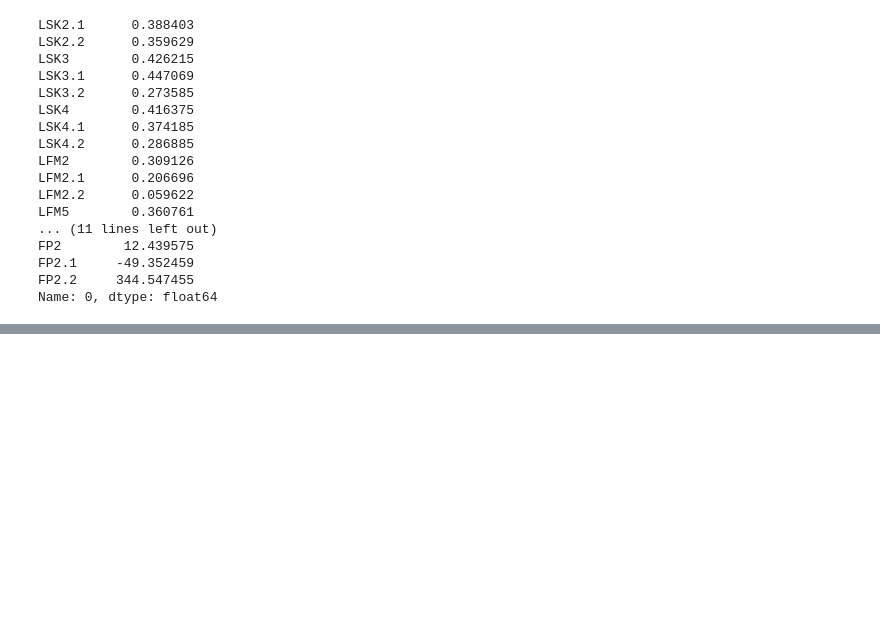
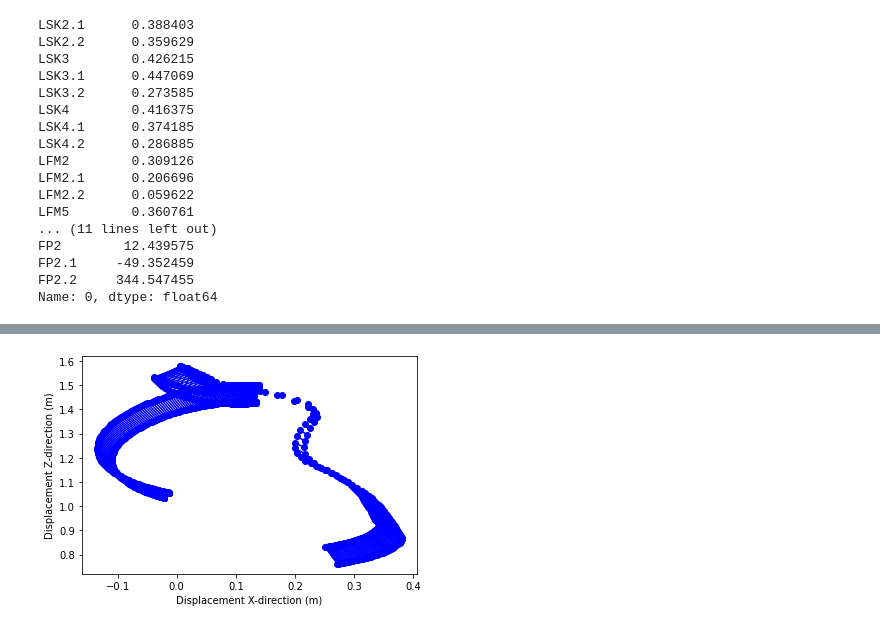
Before and after one commit to isiahturner/Final-project-2022, a Jupyter notebook: testingNotebook.ipynb, the cells around one changed output, grey strips where cells are left out. Cells and saved outputs as stored; diff of their text form; code cells hidden in the pictures; blank space fills up the shorter version.

```diff
--- a/testingNotebook.ipynb
+++ b/testingNotebook.ipynb
@@ -318,0 +720,93 @@ KeyError: 'LTH3'
+# %%
+#Graphing function that does everything over time
+
+# Working on a test plot
+
+# Importing Modules
+import pandas as pd
+import numpy as np
+import math
+import matplotlib.pyplot as plt
+
+# Importing Data
+# * Importing the csv file of the first participant. The dataframe should contain all of the columns after
+# * the event columns. The dataframe's columns are organized by markers (i.e LFHD contains the data for
+# * the left head marker in the x-direction). Used np.r_[list], translates slice objects to concatenation
+# * along the first axis, so creates an array along the first axis. Pandas adds a number (1, 2, ... , N)
+# * to the column name when dealing with duplicate names. Will add (.1, .2, ... , .N) to the end if column
+# * name ends in an integer.
+
+data = pd.read_csv(
+    r'C:\Users\Isiah Turner\OneDrive\Documents\Final Project 2022\S1_DP_01_WM.csv',
+    sep='\t', usecols=np.r_[4:190], skiprows=[0, 2, 3, 4], nrows=767)
+
+# Defining  Graphing Function
+def graphSegment(dataset, colX1, colZ1, colX2, colZ2, startRange, endRange):
+    # * The function plots the segment between two markers to visualize the segment's movement over time.
+    # * Due to the amount of data points, the function is created so you can splice the dataset to visualize
+    # * the moments that you want to. The function is designed so that it only plots the segments that don't cross over
+    # * the x-distance for the first point, that way the segments are easier to track over time. This function can work
+    # * for any of the planes, it all depends on the columns that is inputted. The function takes in 7 inputs and returns
+    # * a figure. Starting with dataset, the columnsare based off the inputted data and the data is expected to be a
+    # * dataframe created using pandas. The type of data contained within the dataframe should be either int or float.
+    # * colX1, colZ1 are the two columns that contain the X and Z direction data for the first desired marker
+    # * (i.e 'RSK1' for X 'RSK1.2 for Z) and colX2, colZ2 are the two columns that contain the X and Z direction data for
+    # * the second desired marker. The colX1, colZ1, colX2, colZ2 inputs must be strings aligned with the column names
+    # * that are used within the passed dataframe. startRange should be where you want to begin mapping the segment and
+    # * endRange should be where you want to stop mapping the segment. Both startRange and endRange should be inputted
+    # * as integers. The output is a figure containing the segments over time and the plot should be saved to a
+    # * variable when calling the function.
+
+
+    # Closing all previous plots. Creating the figure and axes that is going to be plotted on
+    #plt.close('all')
+    successList = []
+    fig, ax = plt.subplots()
+    ax.set_xlabel('Displacement X-direction (m)')
+    ax.set_ylabel('Displacement Z-direction (m)')
+
+    # Looping through the desired portion of the segment's motion and plotting the line through each
+    # iteration of the loop.
+    for i in range(startRange,endRange):
+        #Initializing the points in x-direction that are going to be checked and setting a pass condition
+        checkOldPoint = data.iloc[i-1][colX1]
+        checkNewPoint = data.iloc[i][colX1]
+        passPoint = 0
+
+        x1 = data.iloc[i][colX1]
+        z1 = data.iloc[i][colZ1]
+
+        x2 = data.iloc[i][colX2]
+        z2 = data.iloc[i][colZ2]
+
+        xPoints = [x1, x2]
+        zPoints = [z1, z2]
+
+        #print(xPoints, zPoints)
+        ax.plot(xPoints, zPoints, 'bo', linestyle = '-')
+
+
+
+
+
+    # Returning the figure
+    return fig
+
+
+#shankOverTime1 = graphSegment(data, 'RUP1', 'RUP1.2', 'RUP3', 'RUP3.2', 0, 767)
+#shankOverTime1 = graphSegment(data, 'RFR1', 'RFR1.2', 'RFR3', 'RFR3.2', 0, 767)
+#footStrike = graphSegment(data, 'RFR1', 'RFR1.2', 'RFR3', 'RFR3.2', 0, 87)
+#ballRelease = graphSegment(data, 'RFR1', 'RFR1.2', 'RFR3', 'RFR3.2', 86, 330)
+#followThrough = graphSegment(data, 'RFR1', 'RFR1.2', 'RFR3', 'RFR3.2', 329, 449)
+
+forearm = graphSegment(data, 'RFR1', 'RFR1.2', 'RFR3', 'RFR3.2', 0, 449)
+
+#shankOverTime4 = graphSegment(data, 'RFR1', 'RFR1.2', 'RFR3', 'RFR3.2', 446, 767)
+#shankOverTime2 = graphSegment(data, 'LSK1', 'LSK1.2', 'LSK3', 'LSK3.2', 0, 449)
+#footStrike = graphSegment(data, 'LSK1', 'LSK1.2', 'LSK3', 'LSK3.2', 0, 87)
+#ballRelease = graphSegment(data, 'LSK1', 'LSK1.2', 'LSK3', 'LSK3.2', 86, 330)
+#followThrough = graphSegment(data, 'LSK1', 'LSK1.2', 'LSK3', 'LSK3.2', 329, 449)
+trunk = graphSegment(data, 'C7', 'C7.2', 'T8', 'T8.2', 0, 449)
+baseball = graphSegment(data, 'Ball', 'Ball.2', 'Ball', 'Ball.2', 0, 767)
+# %% [output]
+[figure, added]
```
Also changed, not shown: parts of 7 cells of this notebook, 7 other files.
